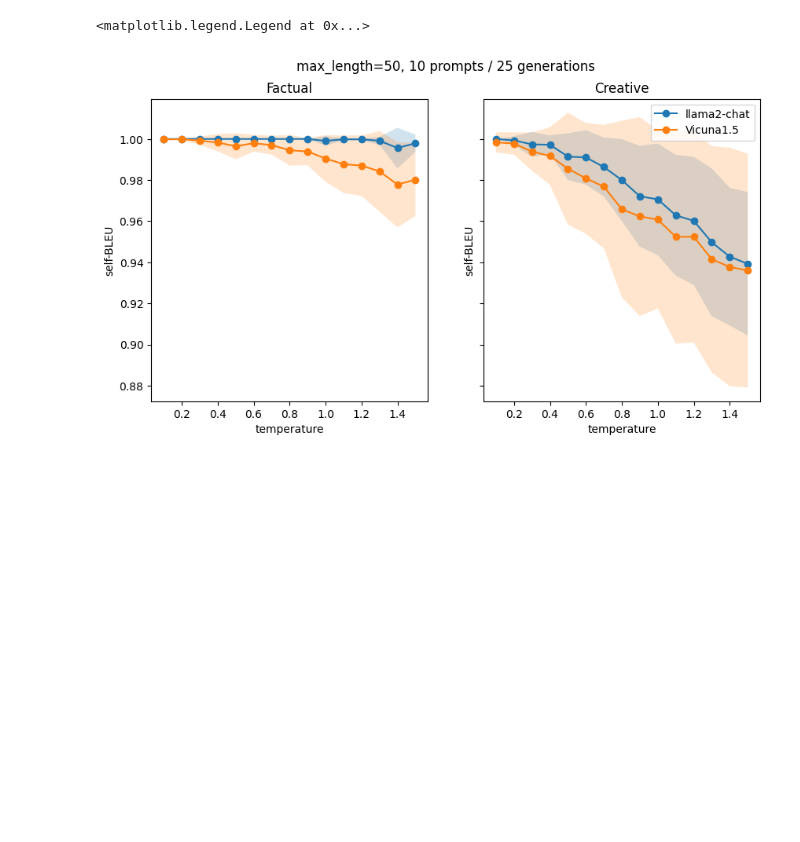
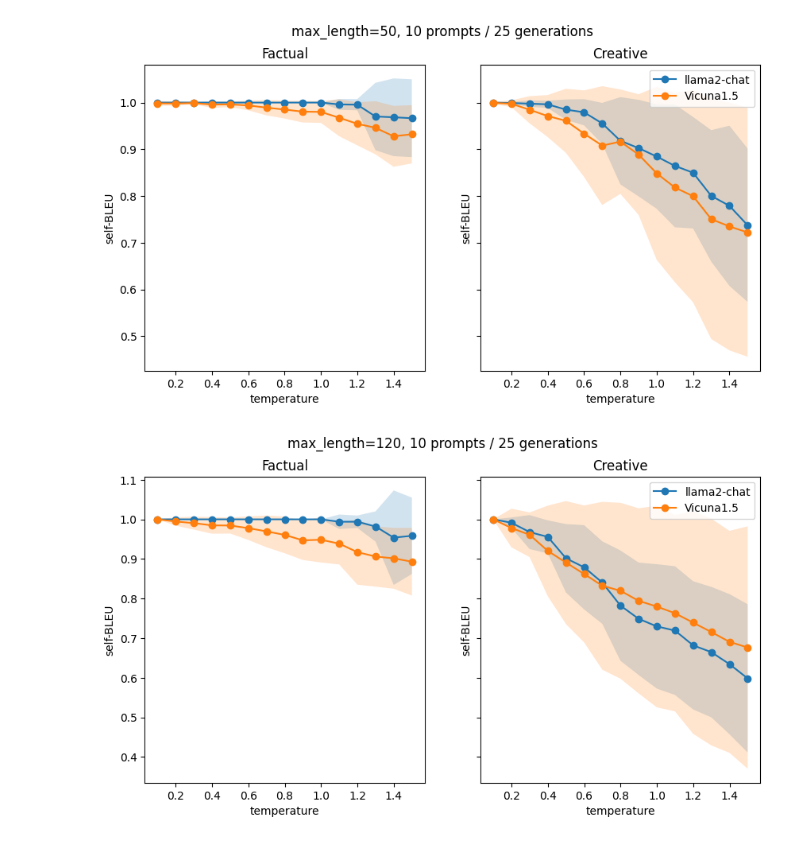
Before and after one commit to LeoGrin/rlhf_experiments, a Jupyter notebook: llama.ipynb, the cells around one changed output. Cells and saved outputs as stored; diff of their text form; code cells hidden in the pictures; blank space fills up the shorter version.

Commit message:
compute BLEU score on words

```diff
--- a/llama.ipynb
+++ b/llama.ipynb
@@ -12,7 +12,9 @@ factual_prompts = ["What is the capital of France?", "How is H2O commonly known?
 # %%
 from nltk.translate.bleu_score import sentence_bleu
 #TODO check that it matches fairseq self-BLEU
-def self_BLEU(sentences):
+def self_BLEU(sentences, split_sentences=False):
+    if split_sentences:
+        sentences = [sentence.split() for sentence in sentences]
     scores = []
     for i in range(len(sentences)):
         score = sentence_bleu(sentences[:i] + sentences[i+1:], sentences[i])
@@ -78,7 +80,7 @@ def generate_samples(args):
     for temperature in temperatures:
         samples = []
         for _ in range(n_generations // max_return_sequences):
-            samples.extend(model.generate(input_ids, temperature=temperature, max_length=input_ids.shape[1] + 120,
+            samples.extend(model.generate(input_ids, temperature=temperature, max_length=input_ids.shape[1] + 50,
                                             num_return_sequences=max_return_sequences, do_sample=True))
         # remove prompt from the samples
         samples = [sample[input_ids.shape[1]:] for sample in samples]
@@ -87,7 +89,7 @@ def generate_samples(args):
         print(f"Prompt: {prompt}")
         print(f"Temperature: {temperature}")
         print(f"Samples: {samples}")
-        bleu_score = self_BLEU(samples)
+        bleu_score = self_BLEU(samples, split_sentences=True)
         print(f"BLEU score: {bleu_score}")
         bleu_scores.append(bleu_score)
     return bleu_scores
@@ -127,8 +129,8 @@ for model in models:
             bleu_scores_factual[t_index, i, models.index(model)] = score
 
 # Save the results
-np.save("bleu_scores_creative_max_length120.npy", bleu_scores_creative)
-np.save("bleu_scores_factual_max_length120.npy", bleu_scores_factual)
+np.save("bleu_scores_creative_max_length50_words.npy", bleu_scores_creative)
+np.save("bleu_scores_factual_max_length50_words.npy", bleu_scores_factual)
 # %% [output]
 sacct: error: slurm_persist_conn_open_without_init: failed to open persistent connection to host:localhost:6819: Connection refused
 sacct: error: Sending PersistInit msg: Connection refused
@@ -165,39 +167,40 @@ submitit WARNING (2023-08-08 18:23:20,290) - Call #387 - Bypassing sacct error C
 # %%
 # make two subplots for factual and creative
-bleu_scores_factual = np.load('bleu_scores_factual_max_length50.npy')
-bleu_scores_creative = np.load('bleu_scores_creative_max_length50.npy')
-#bleu_scores_factual = np.load('bleu_scores_factual.npy')
-#bleu_scores_creative = np.load('bleu_scores_creative.npy')
+#bleu_scores_factual = np.load('bleu_scores_factual_max_length50.npy')
+#bleu_scores_creative = np.load('bleu_scores_creative_max_length50.npy')
+for max_length in [50, 120]:
+    bleu_scores_factual = np.load(f'bleu_scores_factual_max_length{max_length}_words.npy')
+    bleu_scores_creative = np.load(f'bleu_scores_creative_max_length{max_length}_words.npy')
 
-fig, ax = plt.subplots(1, 2, figsize=(10, 5), sharey=True)
+    fig, ax = plt.subplots(1, 2, figsize=(10, 5), sharey=True)
 
-# factual
-ax[0].plot(temperatures, bleu_scores_factual[:, :, 0].mean(axis=1), label='llama2-chat', marker='o')
-ax[0].plot(temperatures, bleu_scores_factual[:, :, 1].mean(axis=1), label='Vicuna1.5', marker='o')
-# ribbons with the same color as the lines
-ax[0].fill_between(temperatures, bleu_scores_factual[:, :, 0].mean(axis=1) - bleu_scores_factual[:, :, 0].std(axis=1), bleu_scores_factual[:, :, 0].mean(axis=1) + bleu_scores_factual[:, :, 0].std(axis=1), alpha=0.2)
-ax[0].fill_between(temperatures, bleu_scores_factual[:, :, 1].mean(axis=1) - bleu_scores_factual[:, :, 1].std(axis=1), bleu_scores_factual[:, :, 1].mean(axis=1) + bleu_scores_factual[:, :, 1].std(axis=1), alpha=0.2)
+    # factual
+    ax[0].plot(temperatures, bleu_scores_factual[:, :, 0].mean(axis=1), label='llama2-chat', marker='o')
+    ax[0].plot(temperatures, bleu_scores_factual[:, :, 1].mean(axis=1), label='Vicuna1.5', marker='o')
+    # ribbons with the same color as the lines
+    ax[0].fill_between(temperatures, bleu_scores_factual[:, :, 0].mean(axis=1) - bleu_scores_factual[:, :, 0].std(axis=1), bleu_scores_factual[:, :, 0].mean(axis=1) + bleu_scores_factual[:, :, 0].std(axis=1), alpha=0.2)
+    ax[0].fill_between(temperatures, bleu_scores_factual[:, :, 1].mean(axis=1) - bleu_scores_factual[:, :, 1].std(axis=1), bleu_scores_factual[:, :, 1].mean(axis=1) + bleu_scores_factual[:, :, 1].std(axis=1), alpha=0.2)
 
-ax[0].set_title('Factual')
-ax[0].set_xlabel('temperature')
-ax[0].set_ylabel('self-BLEU')
+    ax[0].set_title('Factual')
+    ax[0].set_xlabel('temperature')
+    ax[0].set_ylabel('self-BLEU')
 
-# creative
-ax[1].plot(temperatures, bleu_scores_creative[:, :, 0].mean(axis=1), label='llama2-chat', marker='o')
-ax[1].plot(temperatures, bleu_scores_creative[:, :, 1].mean(axis=1), label='Vicuna1.5', marker='o')
-# ribbons with the same color as the lines
-ax[1].fill_between(temperatures, bleu_scores_creative[:, :, 0].mean(axis=1) - bleu_scores_creative[:, :, 0].std(axis=1), bleu_scores_creative[:, :, 0].mean(axis=1) + bleu_scores_creative[:, :, 0].std(axis=1), alpha=0.2)
-ax[1].fill_between(temperatures, bleu_scores_creative[:, :, 1].mean(axis=1) - bleu_scores_creative[:, :, 1].std(axis=1), bleu_scores_creative[:, :, 1].mean(axis=1) + bleu_scores_creative[:, :, 1].std(axis=1), alpha=0.2)
+    # creative
+    ax[1].plot(temperatures, bleu_scores_creative[:, :, 0].mean(axis=1), label='llama2-chat', marker='o')
+    ax[1].plot(temperatures, bleu_scores_creative[:, :, 1].mean(axis=1), label='Vicuna1.5', marker='o')
+    # ribbons with the same color as the lines
+    ax[1].fill_between(temperatures, bleu_scores_creative[:, :, 0].mean(axis=1) - bleu_scores_creative[:, :, 0].std(axis=1), bleu_scores_creative[:, :, 0].mean(axis=1) + bleu_scores_creative[:, :, 0].std(axis=1), alpha=0.2)
+    ax[1].fill_between(temperatures, bleu_scores_creative[:, :, 1].mean(axis=1) - bleu_scores_creative[:, :, 1].std(axis=1), bleu_scores_creative[:, :, 1].mean(axis=1) + bleu_scores_creative[:, :, 1].std(axis=1), alpha=0.2)
 
-ax[1].set_title('Creative')
-ax[1].set_xlabel('temperature')
-ax[1].set_ylabel('self-BLEU')
-# global title
-fig.suptitle('max_length=50, 10 prompts / 25 generations')
-plt.legend()
+    ax[1].set_title('Creative')
+    ax[1].set_xlabel('temperature')
+    ax[1].set_ylabel('self-BLEU')
+    # global title
+    fig.suptitle(f'max_length={max_length}, 10 prompts / 25 generations')
+    plt.legend()
 # %% [output]
-<matplotlib.legend.Legend at 0x...>
-[figure, old version]
+[figure, new version]
+[figure, added]
 # %%
 def generate_one_sample(prompt, model, temperature):
     if model == "llama2-chat":
```
Also changed, not shown: parts of 1 cell of this notebook.
